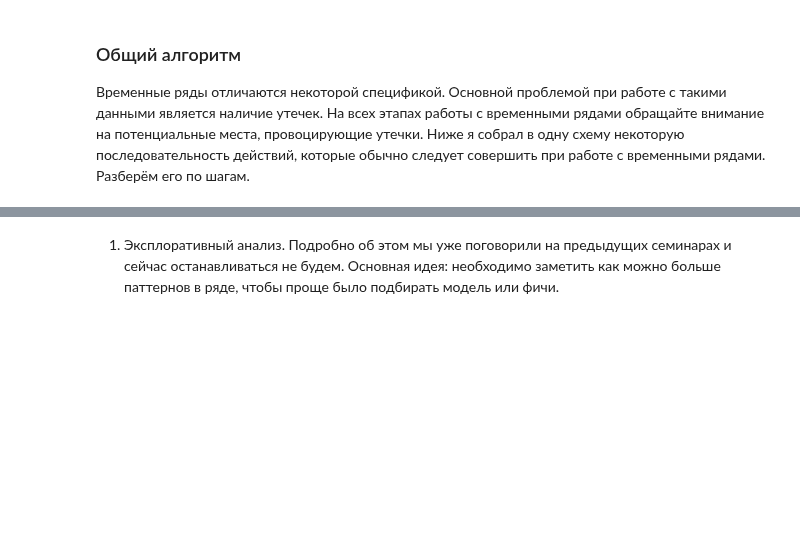
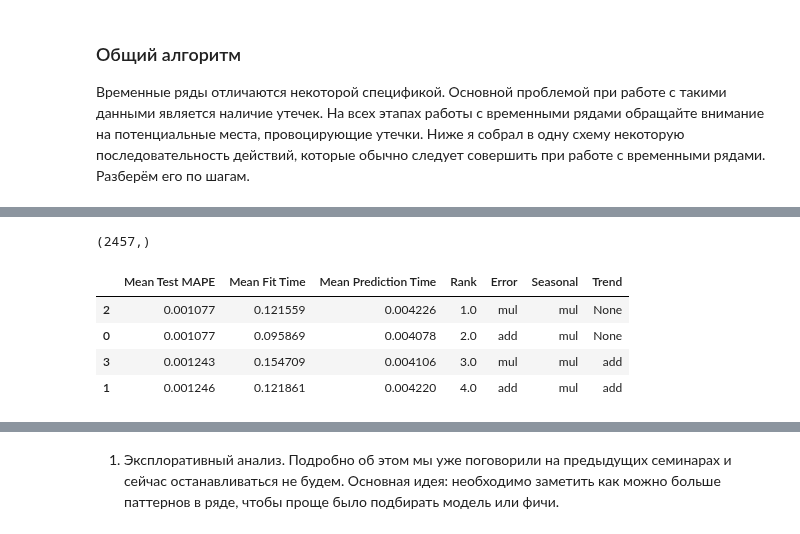
Before and after one commit to Pyatachokk/hse_ts_course, a Jupyter notebook: 2024-spring/seminars/sem_04_approach.ipynb, the cells around one changed output, grey strips where cells are left out. Drawn from its saved outputs; the diff is of its cells as text; code cells hidden in the pictures; blank space fills up the shorter version.

```diff
--- a/2024-spring/seminars/sem_04_approach.ipynb
+++ b/2024-spring/seminars/sem_04_approach.ipynb
@@ -33,0 +88,4 @@ plt.rcParams["figure.figsize"] = (20,5)
+# %%
+y_train_hat.shape
+# %% [output]
+(2457,)
@@ -33,0 +106,32 @@ plt.rcParams["figure.figsize"] = (20,5)
+# %%
+# Assuming gscv is your fitted ForecastingGridSearchCV object
+cv_results = gscv.cv_results_
+
+# Convert to DataFrame for easier viewing and analysis
+results_df = pd.DataFrame(cv_results)
+
+params_df = pd.json_normalize(results_df['params'])
+# Concatenate the new parameters DataFrame with the original results minus the 'params' column
+results_df_expanded = pd.concat([results_df.drop(columns=['params']), params_df], axis=1)
+
+# Sort the DataFrame by rank of the test MAPE
+results_df_sorted = results_df_expanded.sort_values(by='rank_test_MeanAbsolutePercentageError')
+
+results_df_sorted.columns = [
+    "Mean Test MAPE",
+    "Mean Fit Time",
+    "Mean Prediction Time",
+    "Rank",
+    "Error",
+    "Seasonal",
+    "Trend"
+]
+
+# Display the sorted DataFrame for comparison
+results_df_sorted
+# %% [output]
+|  | Mean Test MAPE | Mean Fit Time | Mean Prediction Time | Rank | Error | Seasonal | Trend |
+| 2 | 0.001077 | 0.121559 | 0.004226 | 1.0 | mul | mul | None |
+| 0 | 0.001077 | 0.095869 | 0.004078 | 2.0 | add | mul | None |
+| 3 | 0.001243 | 0.154709 | 0.004106 | 3.0 | mul | mul | add |
+| 1 | 0.001246 | 0.121861 | 0.004220 | 4.0 | add | mul | add |
```
Also changed, not shown: parts of 18 cells of this notebook, 4 other files.
